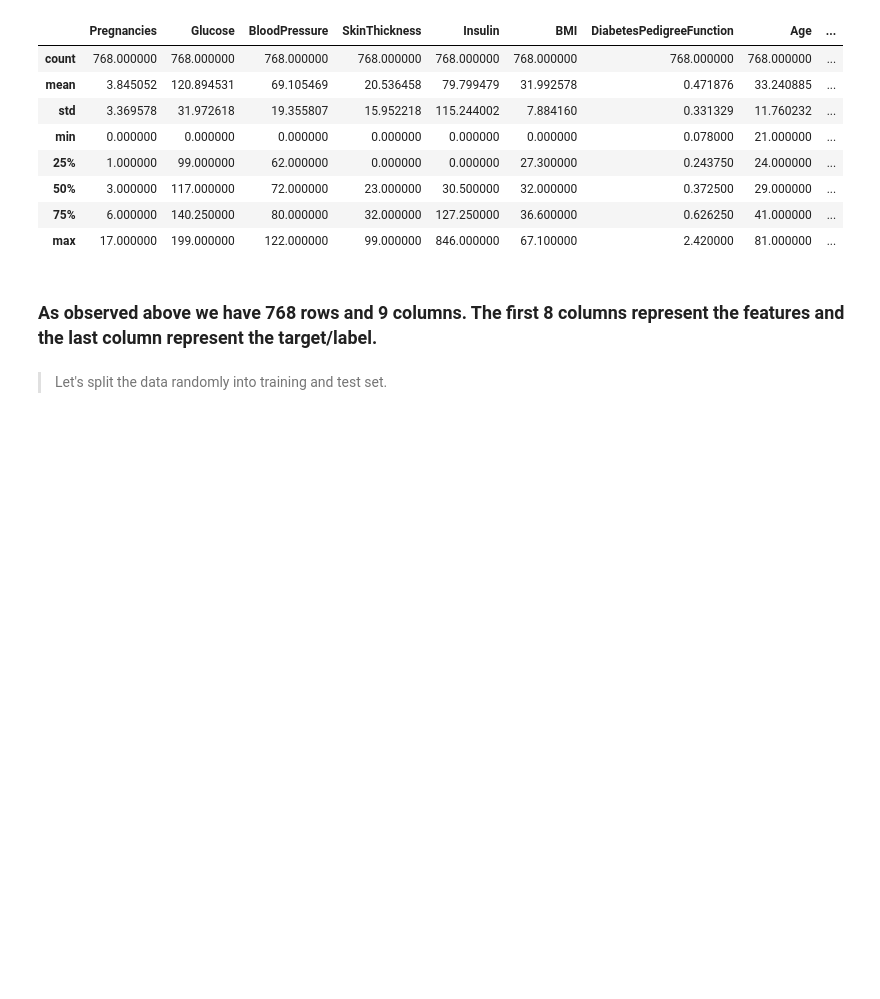
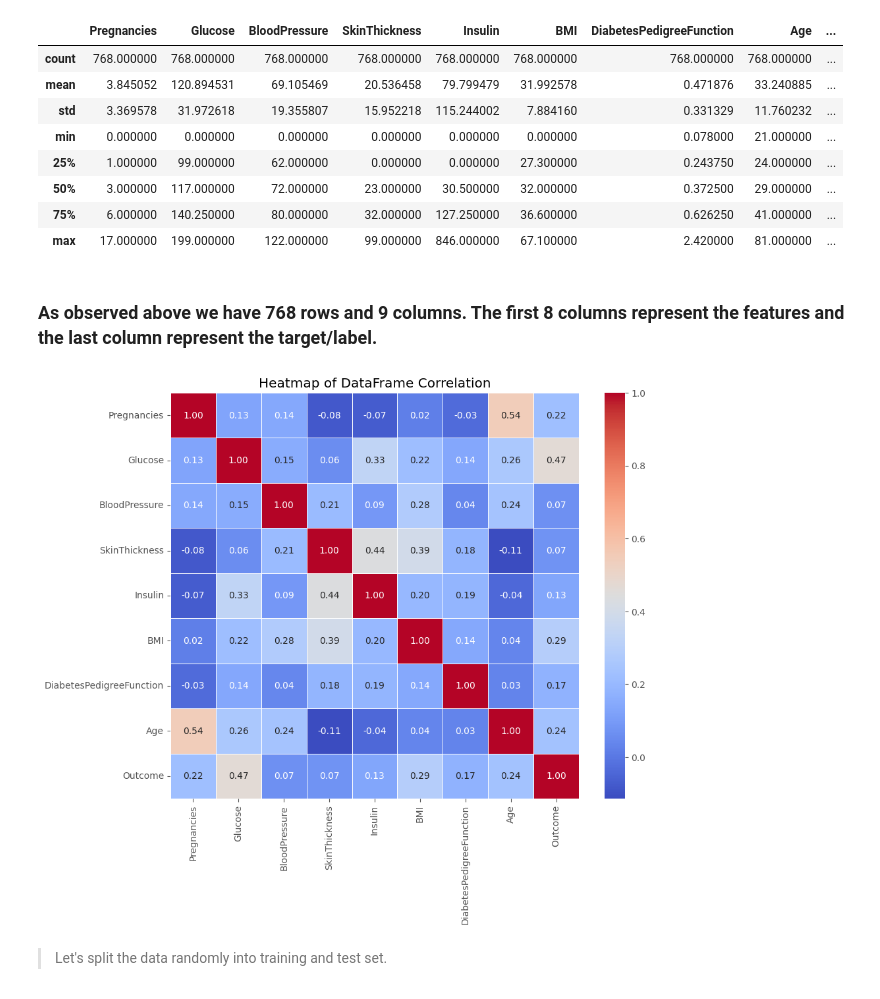
Before and after one commit to RoozmehrAKP/Diabetes-prediction, a Jupyter notebook: Alpha.ipynb, the cells around one changed output. Drawn from its saved outputs; the diff is of its cells as text; code cells hidden in the pictures; blank space fills up the shorter version.

```diff
--- a/Alpha.ipynb
+++ b/Alpha.ipynb
@@ -60,6 +60,23 @@ df.describe()
 | max | 17.000000 | 199.000000 | 122.000000 | 99.000000 | 846.000000 | 67.100000 | 2.420000 | 81.000000 | ... |
 # %% [markdown]
 ### As observed above we have 768 rows and 9 columns. The first 8 columns represent the features and the last column represent the target/label.
+# %%
+import seaborn as sns
+import matplotlib.pyplot as plt
+
+# فرض می‌کنیم که df یک DataFrame است
+# اگر داده‌ها شامل مقادیر NaN هستند، باید آنها را حذف یا پر کنید
+df_cleaned = df.dropna()  # یا از df.fillna() برای پر کردن NaN ها استفاده کنید
+
+# رسم Heatmap
+plt.figure(figsize=(10, 8))  # اندازه figure را تنظیم می‌کنیم
+sns.heatmap(df_cleaned.corr(), annot=True, cmap='coolwarm', fmt='.2f', linewidths=0.5)
+
+# نمایش
+plt.title("Heatmap of DataFrame Correlation")
+plt.show()
+# %% [output]
+[figure, added]
 # %%
 #Let's create numpy arrays for features and target
 X = df.drop('Outcome',axis=1).values
```
